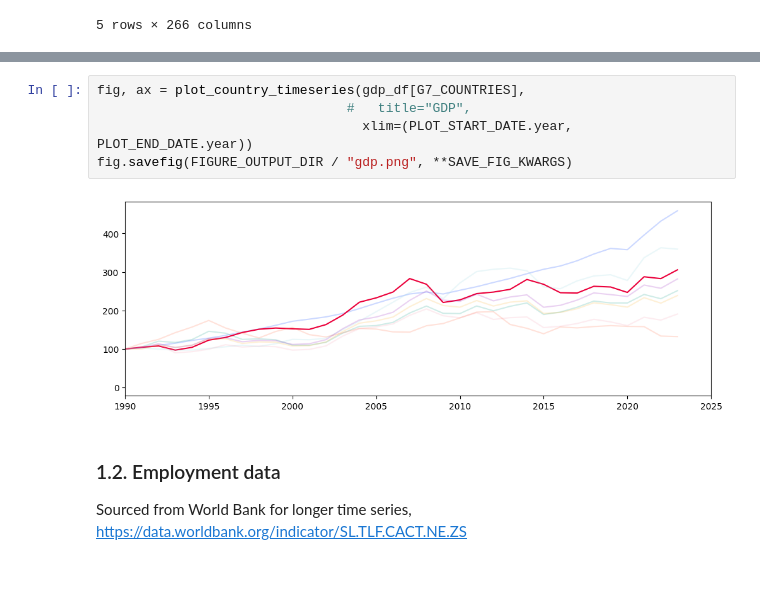
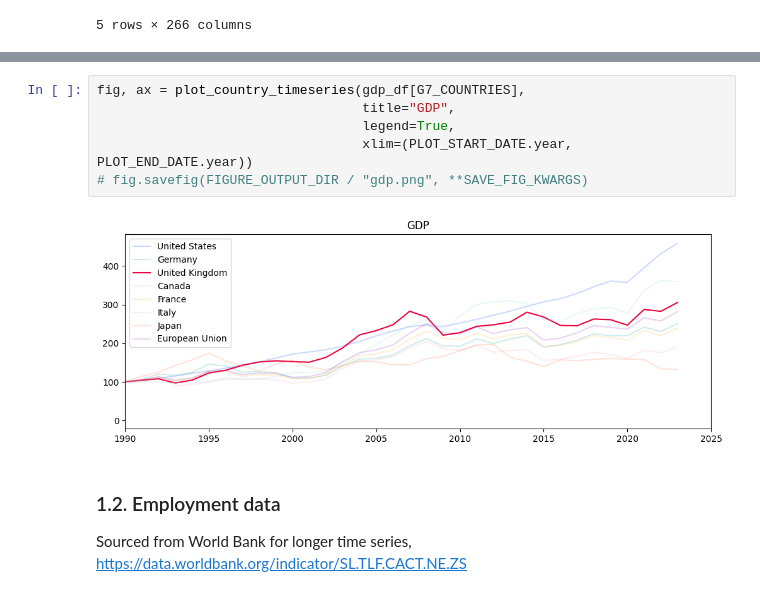
Before and after one commit to gjohl/growingeconomy, a Jupyter notebook: notebooks/presentation_plots.ipynb, the cells around one changed output, grey strips where cells are left out. Saved outputs shown, nothing was run; the diff lists cells and outputs as text.

Commit message:
Update plots

```diff
--- a/notebooks/presentation_plots.ipynb
+++ b/notebooks/presentation_plots.ipynb
@@ -122,10 +134,11 @@ gdp_df.tail()
 # %%
 fig, ax = plot_country_timeseries(gdp_df[G7_COUNTRIES],
-                                #   title="GDP",
+                                  title="GDP",
+                                  legend=True,
                                   xlim=(PLOT_START_DATE.year, PLOT_END_DATE.year))
-fig.savefig(FIGURE_OUTPUT_DIR / "gdp.png", **SAVE_FIG_KWARGS)
+# fig.savefig(FIGURE_OUTPUT_DIR / "gdp.png", **SAVE_FIG_KWARGS)
 # %% [output]
-[figure, old version]
+[figure, new version]
 # %% [markdown]
 ### 1.2. Employment data
 Sourced from World Bank for longer time series, https://data.worldbank.org/indicator/SL.TLF.CACT.NE.ZS
```
Also changed, not shown: parts of 16 cells of this notebook, 6 other files.
